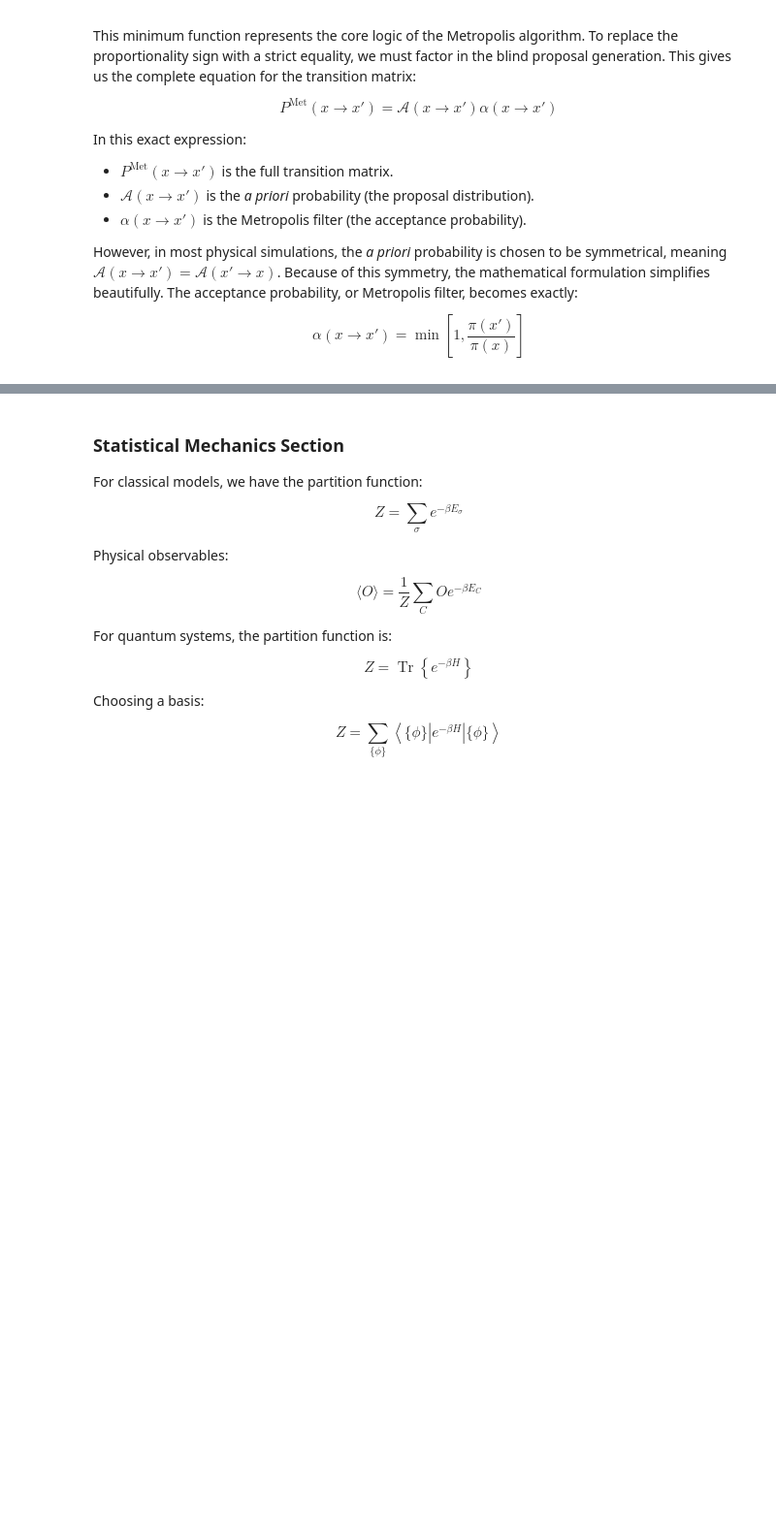
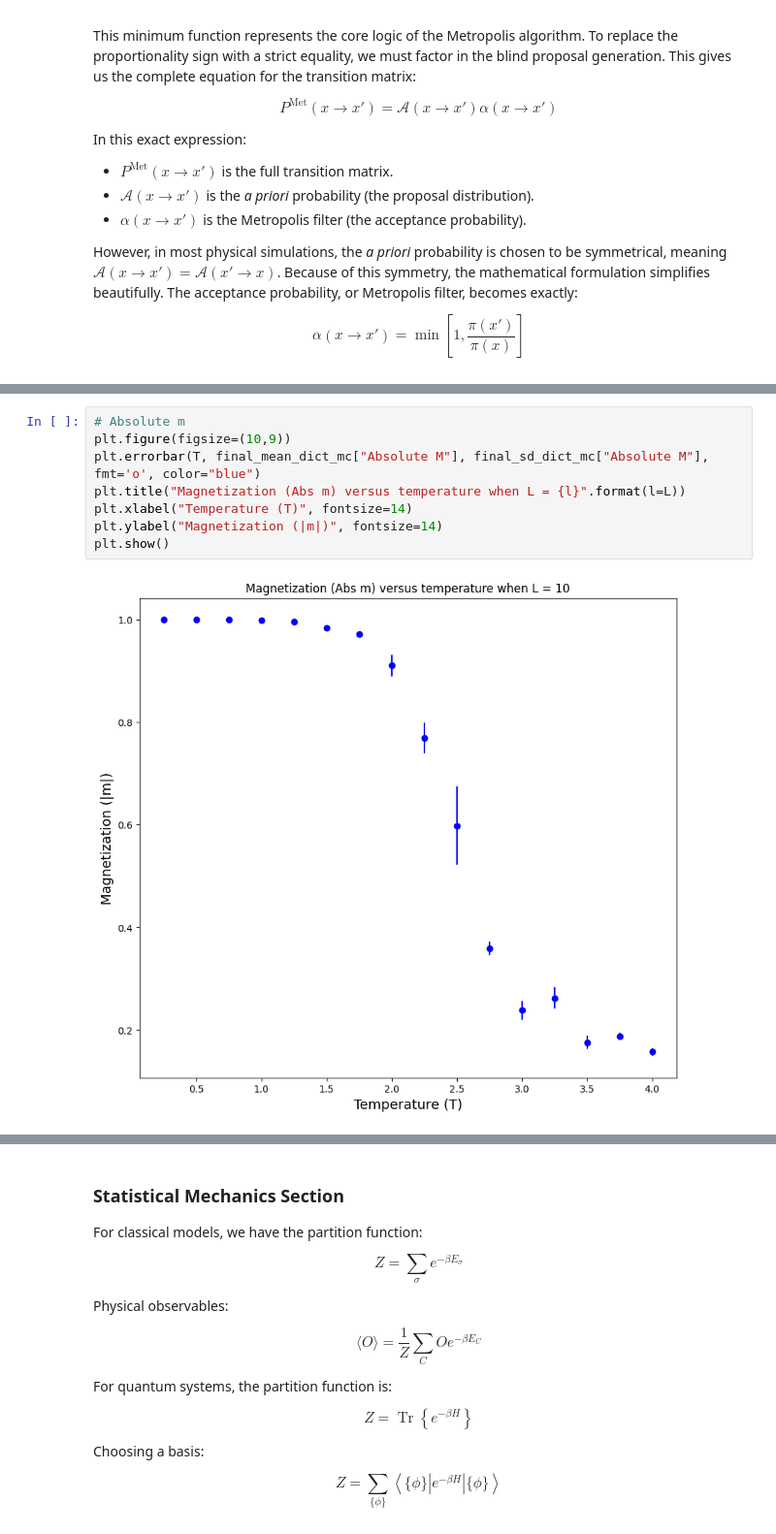
Before and after one commit to RENSHUZHE/HKU-DQMC, a Jupyter notebook: DQMC_Part_1_Prerequisite.ipynb, the cells around one changed output, grey strips where cells are left out. Shown at 97% size. Cells and saved outputs as stored; diff of their text form; blank space fills up the shorter version.

```diff
--- a/DQMC_Part_1_Prerequisite.ipynb
+++ b/DQMC_Part_1_Prerequisite.ipynb
@@ -217,0 +491,10 @@ $$\alpha(x \rightarrow x') = \min\left[1, \frac{\pi(x')}{\pi(x)}\right]$$
+# %%
+# Absolute m
+plt.figure(figsize=(10,9))
+plt.errorbar(T, final_mean_dict_mc["Absolute M"], final_sd_dict_mc["Absolute M"], fmt='o', color="blue")
+plt.title("Magnetization (Abs m) versus temperature when L = {l}".format(l=L))
+plt.xlabel("Temperature (T)", fontsize=14)
+plt.ylabel("Magnetization (|m|)", fontsize=14)
+plt.show()
+# %% [output]
+[figure, added]
```
Also changed, not shown: parts of 14 cells of this notebook.
